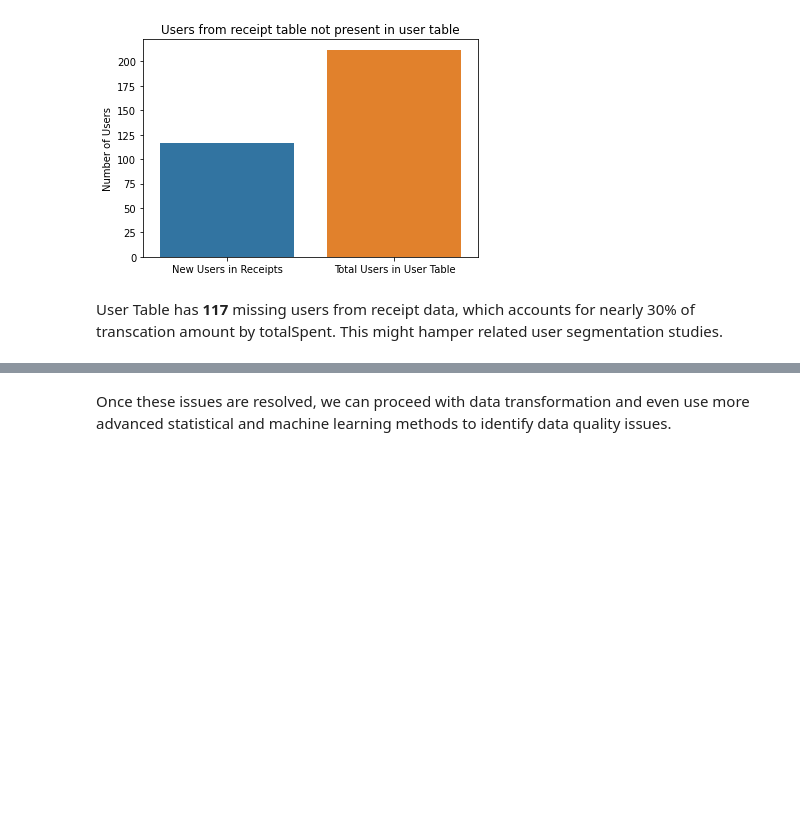
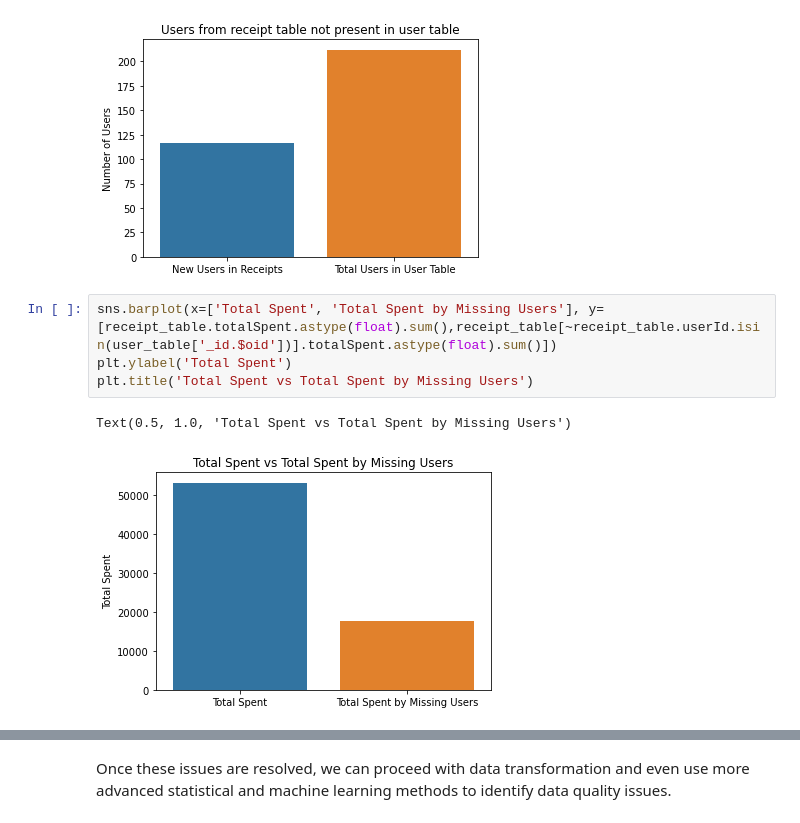
Before and after one commit to khatrigaurav/Fetch_Assessment, a Jupyter notebook: 3. Data Quality Report.ipynb, the cells around one changed output, grey strips where cells are left out. Cells and saved outputs as stored; diff of their text form; blank space fills up the shorter version.

```diff
--- a/3. Data Quality Report.ipynb
+++ b/3. Data Quality Report.ipynb
@@ -228,5 +241,10 @@ plt.title('Users from receipt table not present in user table')
 # %% [output]
 Text(0.5, 1.0, 'Users from receipt table not present in user table')
 [figure]
-# %% [markdown]
-User Table has **117** missing users from receipt data, which accounts for nearly 30% of transcation amount by totalSpent. This might hamper related user segmentation studies.
+# %%
+sns.barplot(x=['Total Spent', 'Total Spent by Missing Users'], y=[receipt_table.totalSpent.astype(float).sum(),receipt_table[~receipt_table.userId.isin(user_table['_id.$oid'])].totalSpent.astype(float).sum()])
+plt.ylabel('Total Spent')
+plt.title('Total Spent vs Total Spent by Missing Users')
+# %% [output]
+Text(0.5, 1.0, 'Total Spent vs Total Spent by Missing Users')
+[figure, added]
```
Also changed, not shown: parts of 27 cells of this notebook, 5 other files.
